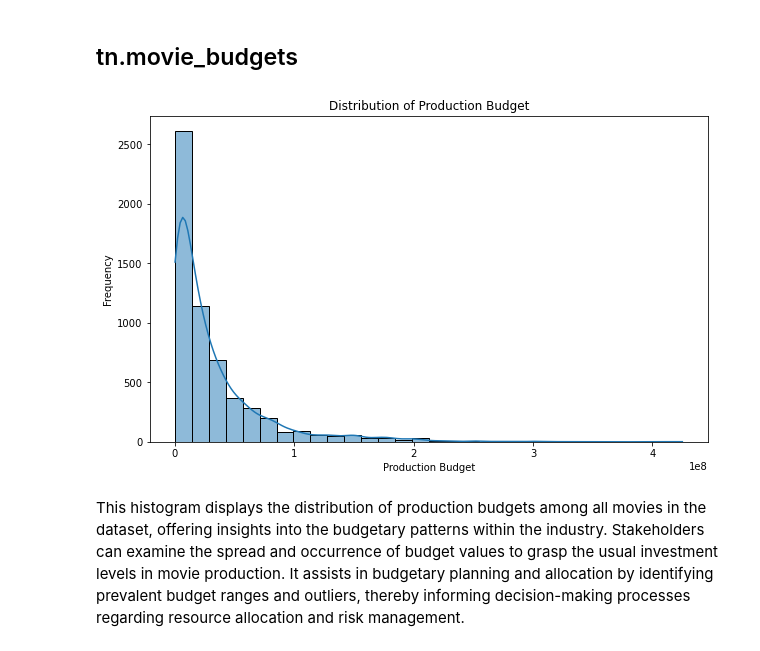
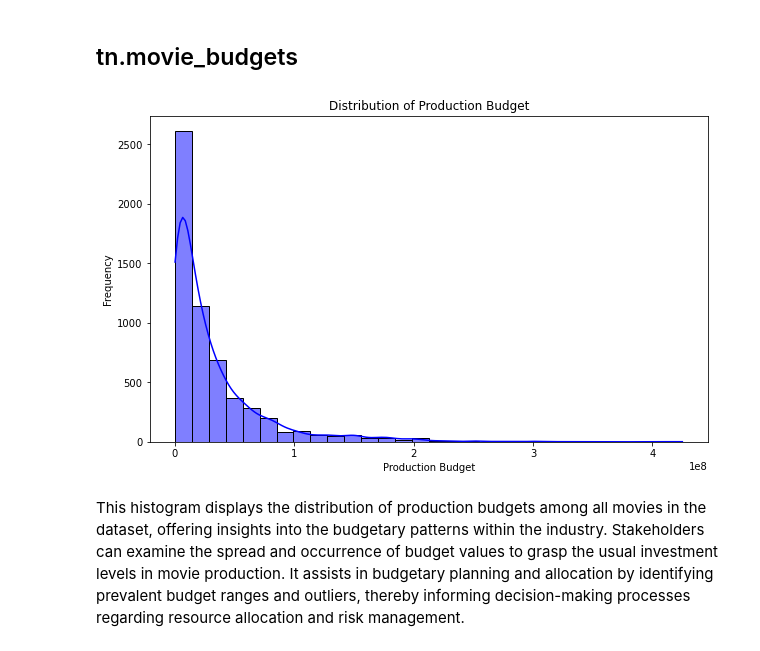
Before and after one commit to Harry-Atulah/dsc-phase-1-project-v2-4, a Jupyter notebook: student.ipynb, the cells around one changed output. Cells and saved outputs as stored; diff of their text form; code cells hidden in the pictures.

```diff
--- a/student.ipynb
+++ b/student.ipynb
@@ -372,13 +370,13 @@ The bar graph shows the distribution of movie releases by month which offers act
 # %%
 #Histogram
 plt.figure(figsize=(10, 6))
-sns.histplot(data=tn_df, x='production_budget', bins=30, kde=True)
+sns.histplot(data=tn_df, x='production_budget', bins=30, kde=True , color='blue')
 plt.title('Distribution of Production Budget')
 plt.xlabel('Production Budget')
 plt.ylabel('Frequency')
 plt.show()
 # %% [output]
-[figure, old version]
+[figure, new version]
 # %% [markdown]
 This histogram displays the distribution of production budgets among all movies in the dataset, offering insights into the budgetary patterns within the industry. Stakeholders can examine the spread and occurrence of budget values to grasp the usual investment levels in movie production. It assists in budgetary planning and allocation by identifying prevalent budget ranges and outliers, thereby informing decision-making processes regarding resource allocation and risk management.
 # %%
```
Also changed, not shown: parts of 14 cells of this notebook.
